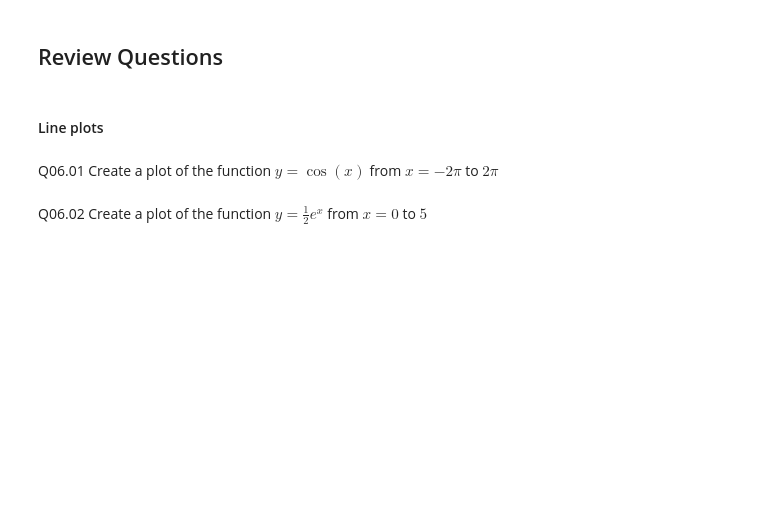
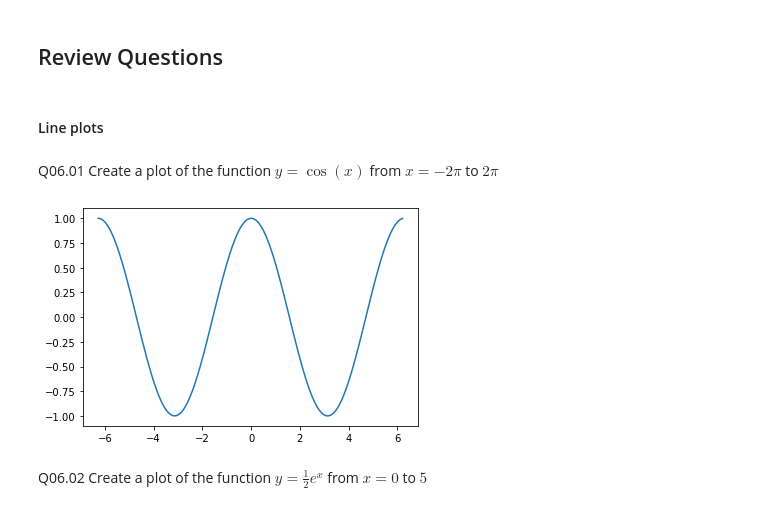
Before and after one commit to ProfessorKazarinoff/Problem-Solving-with-Python-38-Edition-Answer-Key, a Jupyter notebook: 06.18-Review-Questions-Answer-Key.ipynb, the cells around one changed output. Cells and saved outputs as stored; diff of their text form; code cells hidden in the pictures; blank space fills up the shorter version.

Commit message:
working on matplotlib chapter about half done

```diff
--- a/06.18-Review-Questions-Answer-Key.ipynb
+++ b/06.18-Review-Questions-Answer-Key.ipynb
@@ -4,5 +4,20 @@
 #### Line plots
 # %% [markdown]
 Q06.01 Create a plot of the function $y=\cos(x)$ from $x = -2\pi$ to $2\pi$
+# %%
+import numpy as np
+import matplotlib.pyplot as plt
+%matplotlib inline
+
+x = np.arange(-2*np.pi,2*np.pi,0.1)
+y = np.cos(x)
+
+fig, ax = plt.subplots()
+
+ax.plot(x,y)
+
+plt.show()
+# %% [output]
+[figure, added]
 # %% [markdown]
 Q06.02 Create a plot of the function $y=\frac{1}{2}{e^x}$ from $x = 0$ to $5$
```
Also changed, not shown: parts of 25 cells of this notebook.
